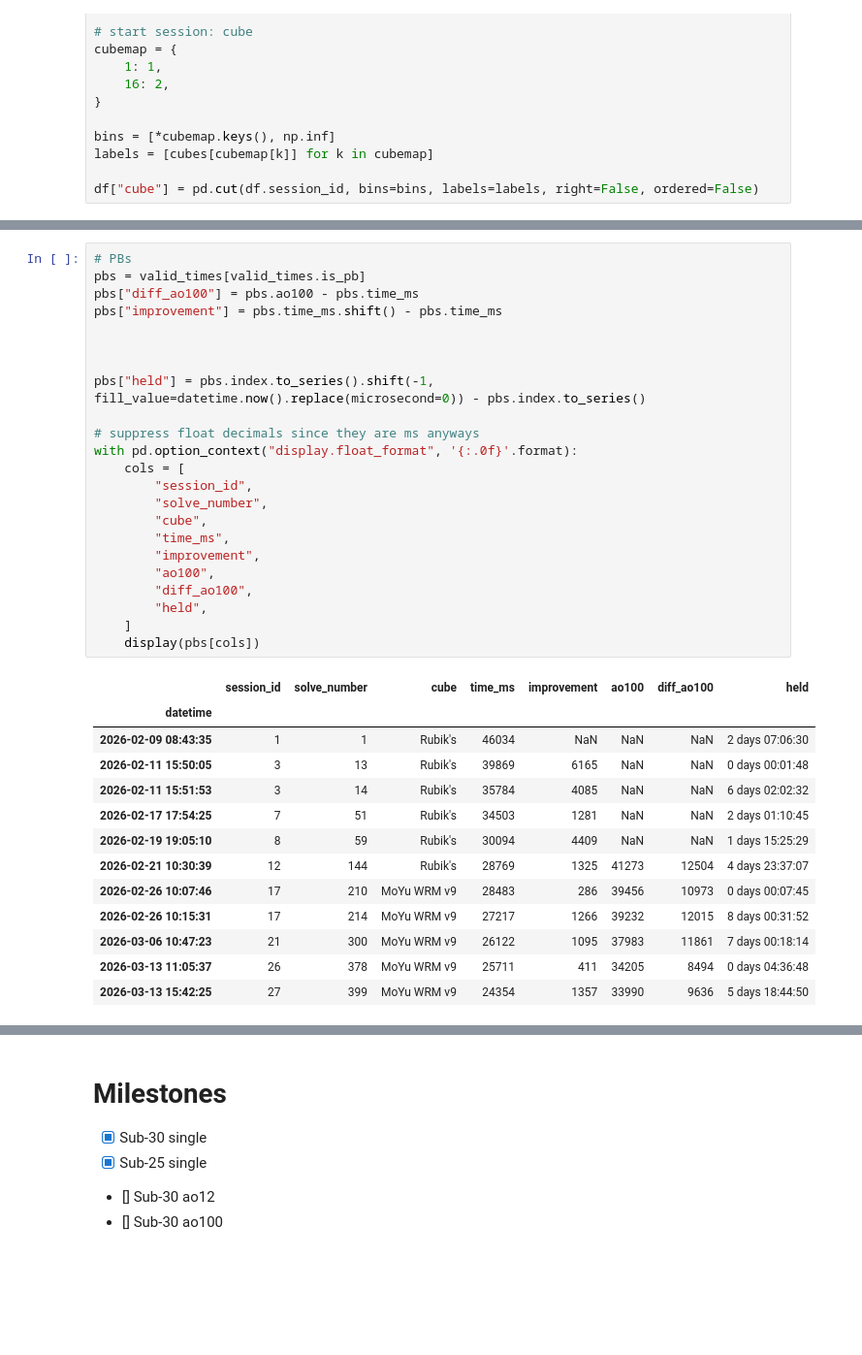
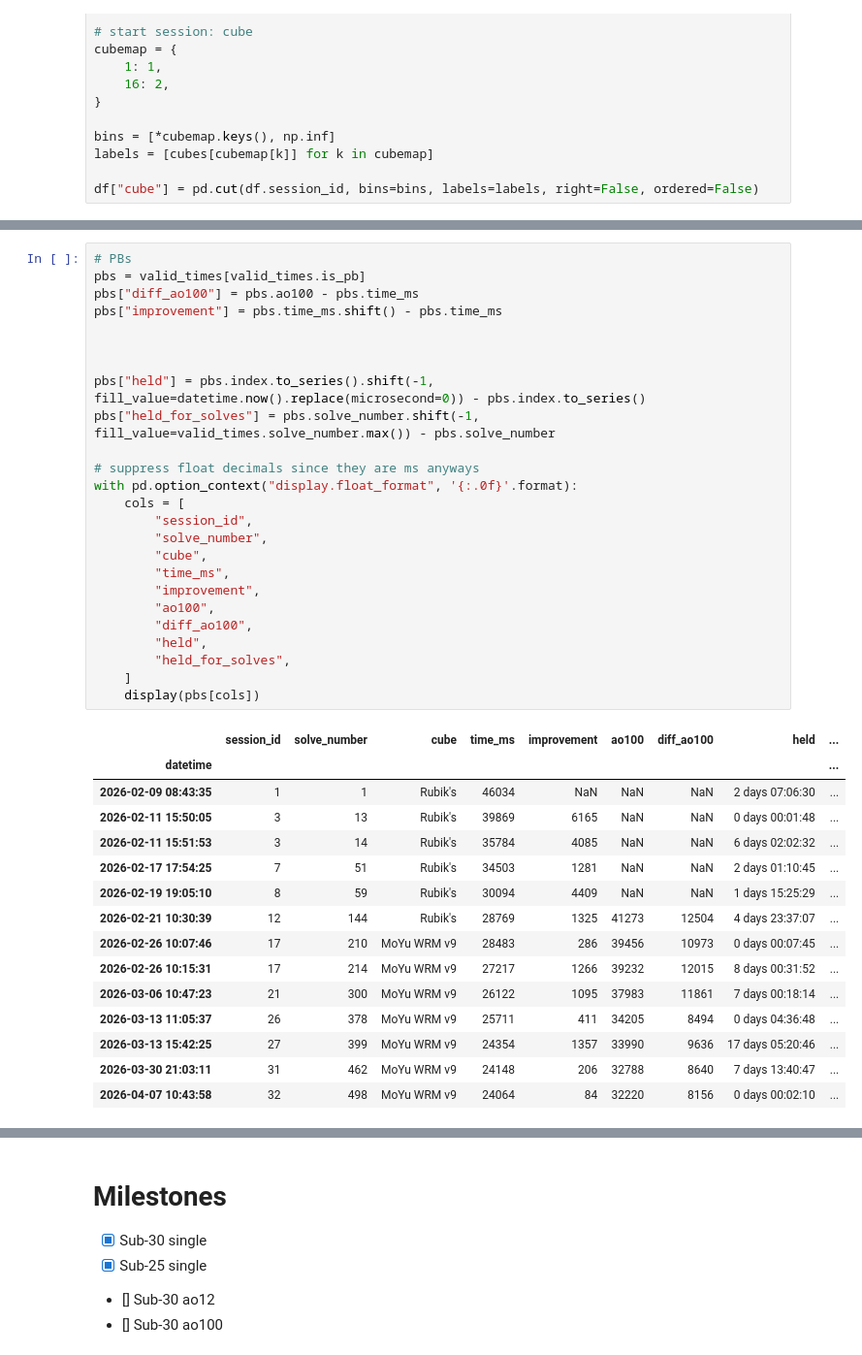
Before and after one commit to SimoHellgren/cubing, a Jupyter notebook: analysis.ipynb, the cells around one changed output, grey strips where cells are left out. Shown at 97% size. Cells and saved outputs as stored; diff of their text form; blank space fills up the shorter version.

```diff
--- a/analysis.ipynb
+++ b/analysis.ipynb
@@ -183,40 +183,44 @@ plt.show()
 # %%
 # PBs
 pbs = valid_times[valid_times.is_pb]
 pbs["diff_ao100"] = pbs.ao100 - pbs.time_ms
 pbs["improvement"] = pbs.time_ms.shift() - pbs.time_ms
 
 
 
 pbs["held"] = pbs.index.to_series().shift(-1, fill_value=datetime.now().replace(microsecond=0)) - pbs.index.to_series()
+pbs["held_for_solves"] = pbs.solve_number.shift(-1, fill_value=valid_times.solve_number.max()) - pbs.solve_number
 
 # suppress float decimals since they are ms anyways
 with pd.option_context("display.float_format", '{:.0f}'.format):
     cols = [
         "session_id",
         "solve_number",
         "cube",
         "time_ms",
         "improvement",
         "ao100",
         "diff_ao100",
         "held",
+        "held_for_solves",
     ]
     display(pbs[cols])
 # %% [output]
-|  | session_id | solve_number | cube | time_ms | improvement | ao100 | diff_ao100 | held |
-| datetime |  |  |  |  |  |  |  |  |
-| 2026-02-09 08:43:35 | 1 | 1 | Rubik's | 46034 | NaN | NaN | NaN | 2 days 07:06:30 |
-| 2026-02-11 15:50:05 | 3 | 13 | Rubik's | 39869 | 6165 | NaN | NaN | 0 days 00:01:48 |
-| 2026-02-11 15:51:53 | 3 | 14 | Rubik's | 35784 | 4085 | NaN | NaN | 6 days 02:02:32 |
-| 2026-02-17 17:54:25 | 7 | 51 | Rubik's | 34503 | 1281 | NaN | NaN | 2 days 01:10:45 |
-| 2026-02-19 19:05:10 | 8 | 59 | Rubik's | 30094 | 4409 | NaN | NaN | 1 days 15:25:29 |
-| 2026-02-21 10:30:39 | 12 | 144 | Rubik's | 28769 | 1325 | 41273 | 12504 | 4 days 23:37:07 |
-| 2026-02-26 10:07:46 | 17 | 210 | MoYu WRM v9 | 28483 | 286 | 39456 | 10973 | 0 days 00:07:45 |
-| 2026-02-26 10:15:31 | 17 | 214 | MoYu WRM v9 | 27217 | 1266 | 39232 | 12015 | 8 days 00:31:52 |
-| 2026-03-06 10:47:23 | 21 | 300 | MoYu WRM v9 | 26122 | 1095 | 37983 | 11861 | 7 days 00:18:14 |
-| 2026-03-13 11:05:37 | 26 | 378 | MoYu WRM v9 | 25711 | 411 | 34205 | 8494 | 0 days 04:36:48 |
-| 2026-03-13 15:42:25 | 27 | 399 | MoYu WRM v9 | 24354 | 1357 | 33990 | 9636 | 5 days 18:44:50 |
+|  | session_id | solve_number | cube | time_ms | improvement | ao100 | diff_ao100 | held | ... |
+| datetime |  |  |  |  |  |  |  |  | ... |
+| 2026-02-09 08:43:35 | 1 | 1 | Rubik's | 46034 | NaN | NaN | NaN | 2 days 07:06:30 | ... |
+| 2026-02-11 15:50:05 | 3 | 13 | Rubik's | 39869 | 6165 | NaN | NaN | 0 days 00:01:48 | ... |
+| 2026-02-11 15:51:53 | 3 | 14 | Rubik's | 35784 | 4085 | NaN | NaN | 6 days 02:02:32 | ... |
+| 2026-02-17 17:54:25 | 7 | 51 | Rubik's | 34503 | 1281 | NaN | NaN | 2 days 01:10:45 | ... |
+| 2026-02-19 19:05:10 | 8 | 59 | Rubik's | 30094 | 4409 | NaN | NaN | 1 days 15:25:29 | ... |
+| 2026-02-21 10:30:39 | 12 | 144 | Rubik's | 28769 | 1325 | 41273 | 12504 | 4 days 23:37:07 | ... |
+| 2026-02-26 10:07:46 | 17 | 210 | MoYu WRM v9 | 28483 | 286 | 39456 | 10973 | 0 days 00:07:45 | ... |
+| 2026-02-26 10:15:31 | 17 | 214 | MoYu WRM v9 | 27217 | 1266 | 39232 | 12015 | 8 days 00:31:52 | ... |
+| 2026-03-06 10:47:23 | 21 | 300 | MoYu WRM v9 | 26122 | 1095 | 37983 | 11861 | 7 days 00:18:14 | ... |
+| 2026-03-13 11:05:37 | 26 | 378 | MoYu WRM v9 | 25711 | 411 | 34205 | 8494 | 0 days 04:36:48 | ... |
+| 2026-03-13 15:42:25 | 27 | 399 | MoYu WRM v9 | 24354 | 1357 | 33990 | 9636 | 17 days 05:20:46 | ... |
+| 2026-03-30 21:03:11 | 31 | 462 | MoYu WRM v9 | 24148 | 206 | 32788 | 8640 | 7 days 13:40:47 | ... |
+| 2026-04-07 10:43:58 | 32 | 498 | MoYu WRM v9 | 24064 | 84 | 32220 | 8156 | 0 days 00:02:10 | ... |
 # %%
 # per cube stats
 valid_times.groupby("cube").agg(
```
Also changed, not shown: parts of 7 cells of this notebook, 5 other files.
